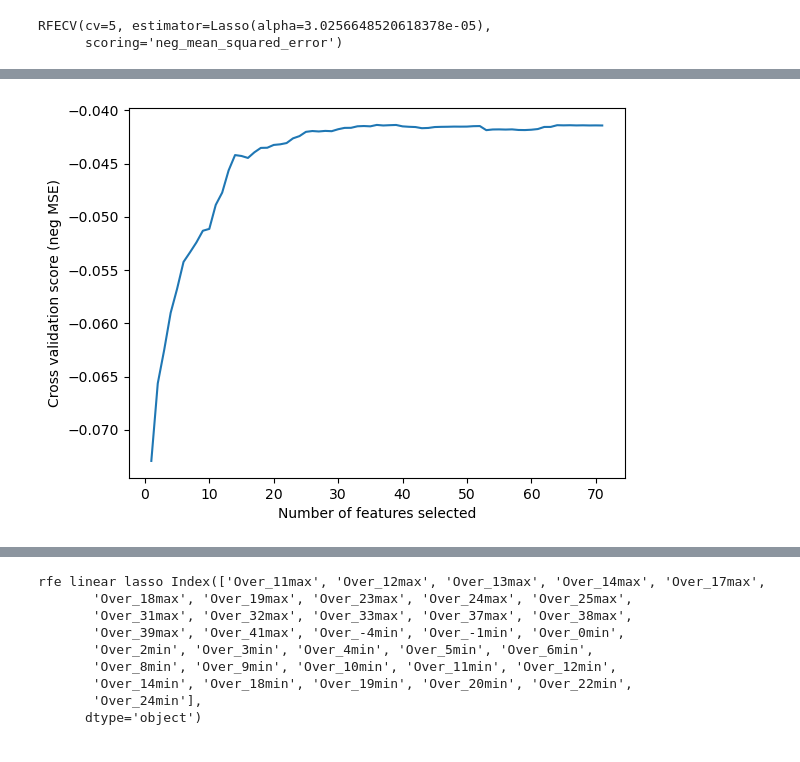
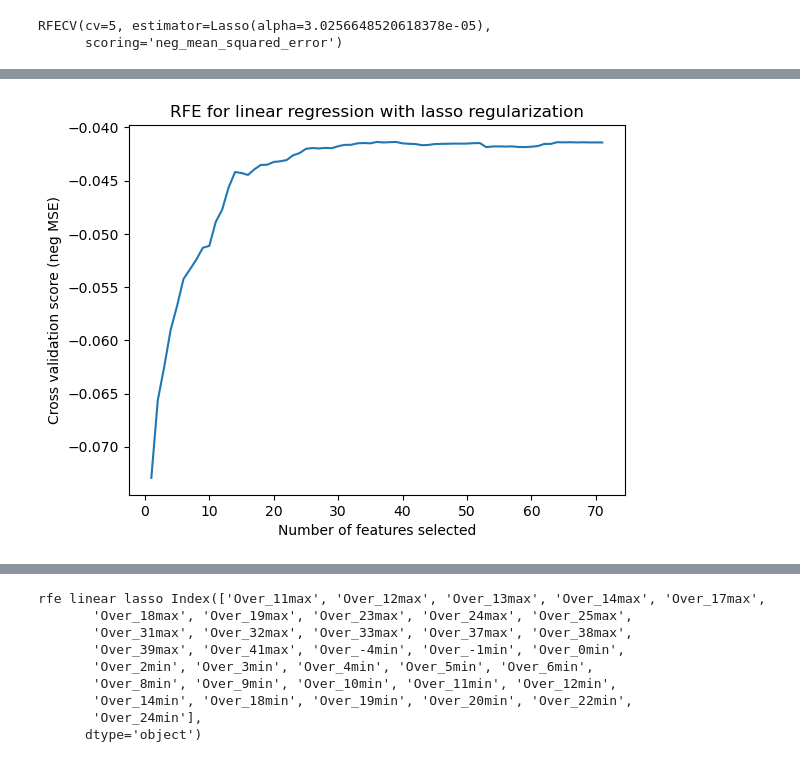
Before and after one commit to ameliemelo/projet_wine, a Jupyter notebook: all_col_standard_scaled.ipynb, the cells around one changed output, grey strips where cells are left out. Cells and saved outputs as stored; diff of their text form; code cells hidden in the pictures.

```diff
--- a/all_col_standard_scaled.ipynb
+++ b/all_col_standard_scaled.ipynb
@@ -1207,13 +1206,14 @@ plt.show()
 # %%
 scores = selector_lass.cv_results_['mean_test_score']
 
 plt.figure()
 plt.xlabel("Number of features selected")
 plt.ylabel("Cross validation score (neg MSE)")
+plt.title("RFE for linear regression with lasso regularization")
 plt.plot(range(1, len(scores) + 1), scores)
 plt.show()
 # %% [output]
-[figure, old version]
+[figure, new version]
 # %%
 mask = selector.support_
 selected_features = X.columns[mask]
```
Also changed, not shown: parts of 8 cells of this notebook.
